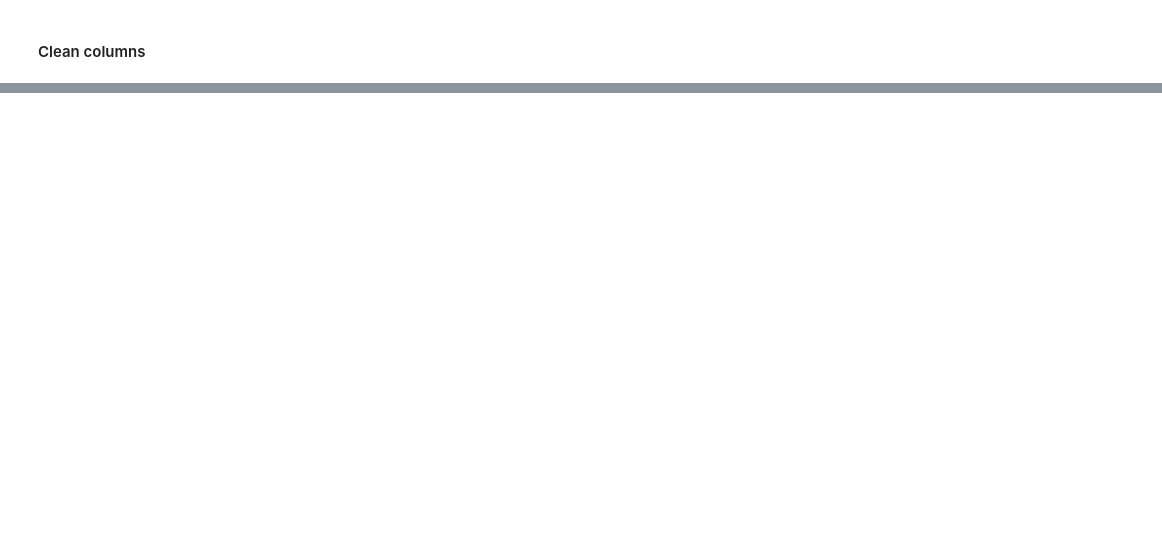
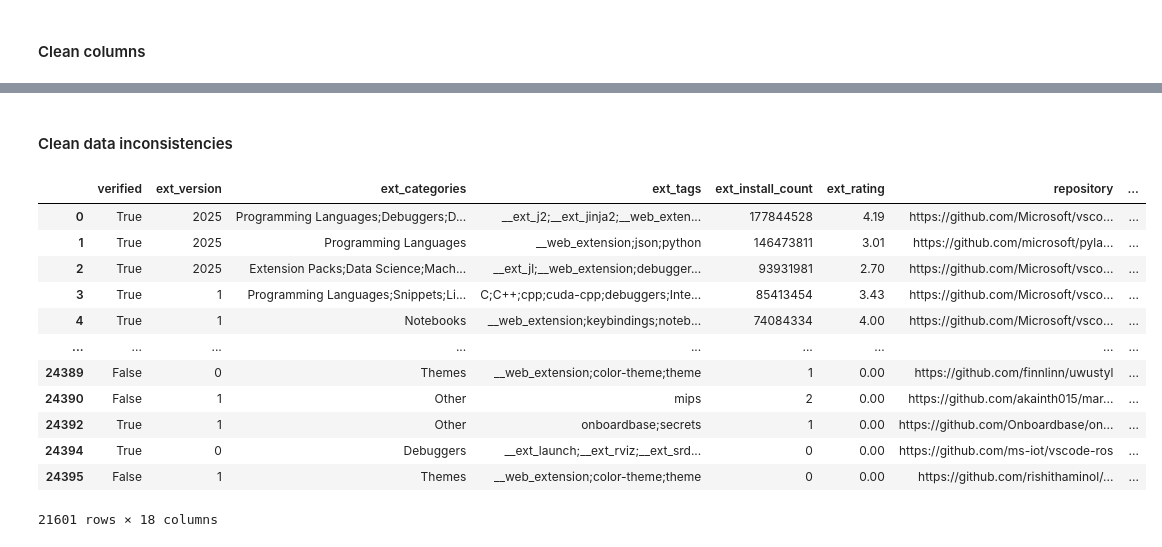
Before and after one commit to Ironhack-DA-Course/proj-final, a Jupyter notebook: notebooks/data_preprocessing.ipynb, the cells around one changed output, grey strips where cells are left out. Drawn from its saved outputs; the diff is of its cells as text; code cells hidden in the pictures; blank space fills up the shorter version.

Commit message:
Modify data_process

```diff
--- a/notebooks/data_preprocessing.ipynb
+++ b/notebooks/data_preprocessing.ipynb
@@ -110,5 +155,5 @@ print(f"After removing extensions with unavailable repository, the dataset has {
 # %%
 # Use  "repo\_owner" over "repo\_publisher" due to correctness from fetching infos directly)
-df = df.drop(columns=["ext_tags", "ext_last_updated", "repo_publisher", "error"]).rename(columns={"total_vulnerabilities": "total_vulners", "critical": "critical__vulners", "high": "high__vulners", "medium": "medium__vulners", "low": "low__vulners", "language": "repo_languages", "topics": "repo_topics"})
+df = df.drop(columns=["ext_name","ext_publisher", "ext_last_updated", "repo_publisher", "error"]).rename(columns={"total_vulnerabilities": "total_vulners", "critical": "critical__vulners", "high": "high__vulners", "medium": "medium__vulners", "low": "low__vulners", "language": "repo_languages", "topics": "repo_topics"})
 # %%
 df
@@ -117 +176,3 @@ df.info()
+# %% [markdown]
+#### Clean data inconsistencies
 # %%
@@ -122,3 +183,20 @@ df["ext_version"].value_counts()
+# %%
+df["ext_rating"] = df["ext_rating"].apply(lambda x: round(x,2) if pd.notna(x) else pd.NA )
 # %%
 # df[(df["ext_version"] > 10) & (df["ext_rating"] == 0) & (df["ext_install_count"] < 100) & (df["repo_stars"] < 10)]
-df[(df["ext_rating"] == 0) & (df["ext_install_count"] < 10) & (df["repo_stars"] < 10)]
+# df[(df["ext_rating"] == 0) & (df["ext_install_count"] < 10) & (df["repo_stars"] < 10)]
+df
+# %% [output]
+|  | verified | ext_version | ext_categories | ext_tags | ext_install_count | ext_rating | repository | ... |
+| 0 | True | 2025 | Programming Languages;Debuggers;D... | __ext_j2;__ext_jinja2;__web_exten... | 177844528 | 4.19 | https://github.com/Microsoft/vsco... | ... |
+| 1 | True | 2025 | Programming Languages | __web_extension;json;python | 146473811 | 3.01 | https://github.com/microsoft/pyla... | ... |
+| 2 | True | 2025 | Extension Packs;Data Science;Mach... | __ext_jl;__web_extension;debugger... | 93931981 | 2.70 | https://github.com/Microsoft/vsco... | ... |
+| 3 | True | 1 | Programming Languages;Snippets;Li... | C;C++;cpp;cuda-cpp;debuggers;Inte... | 85413454 | 3.43 | https://github.com/Microsoft/vsco... | ... |
+| 4 | True | 1 | Notebooks | __web_extension;keybindings;noteb... | 74084334 | 4.00 | https://github.com/Microsoft/vsco... | ... |
+| ... | ... | ... | ... | ... | ... | ... | ... | ... |
+| 24389 | False | 0 | Themes | __web_extension;color-theme;theme | 1 | 0.00 | https://github.com/finnlinn/uwustyl | ... |
+| 24390 | False | 1 | Other | mips | 2 | 0.00 | https://github.com/akainth015/mar... | ... |
+| 24392 | True | 1 | Other | onboardbase;secrets | 1 | 0.00 | https://github.com/Onboardbase/on... | ... |
+| 24394 | True | 0 | Debuggers | __ext_launch;__ext_rviz;__ext_srd... | 0 | 0.00 | https://github.com/ms-iot/vscode-ros | ... |
+| 24395 | False | 1 | Themes | __web_extension;color-theme;theme | 0 | 0.00 | https://github.com/rishithaminol/... | ... |
+21601 rows × 18 columns
```
Also changed, not shown: parts of 30 cells of this notebook, 7 other files.
